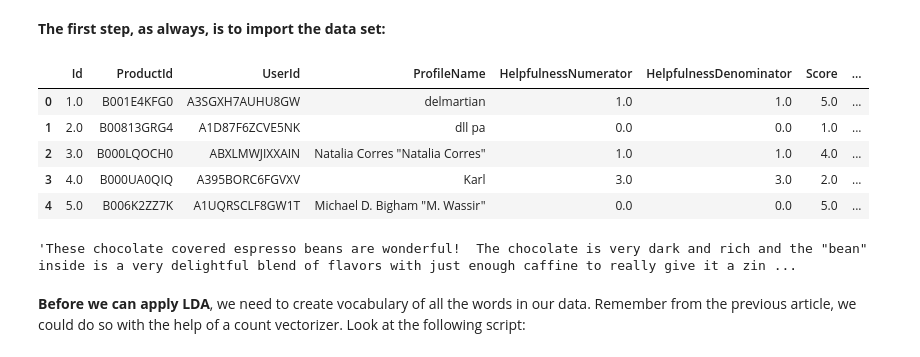
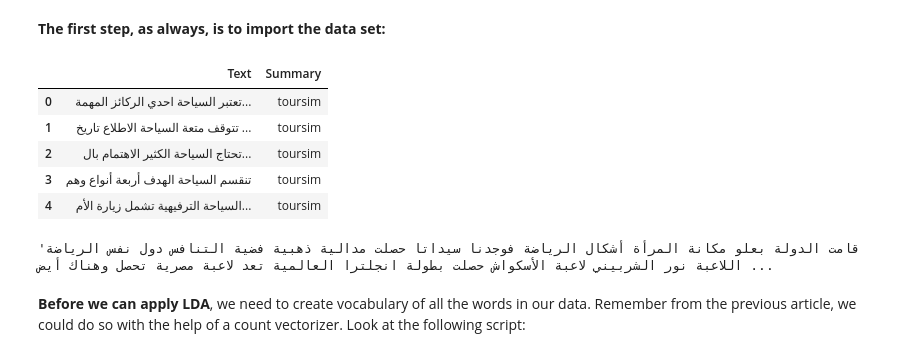
Before and after one commit to Eslam-M-Abdelaziz-0/NLP-topic-modeling, a Jupyter notebook: topic_model.ipynb, the cells around one changed output. Drawn from its saved outputs; the diff is of its cells as text; code cells hidden in the pictures.

Commit message:
Text Analytics tfidf

```diff
--- a/topic_model.ipynb
+++ b/topic_model.ipynb
@@ -35,23 +35,23 @@ The data set contains user reviews for different products in the food category.
 # %%
 import pandas as pd
 import numpy as np
 
 #reviews_datasets = pd.read_csv(r'E:\Datasets\Reviews.csv')
-reviews_datasets = pd.read_csv(r'Reviews_c1.csv')
-reviews_datasets = reviews_datasets.head(1000)
+reviews_datasets = pd.read_csv(r'data.csv')
+#reviews_datasets = reviews_datasets.head(1000)
 reviews_datasets.dropna()
 reviews_datasets.head()
 # %% [output]
-|  | Id | ProductId | UserId | ProfileName | HelpfulnessNumerator | HelpfulnessDenominator | Score | ... |
-| 0 | 1.0 | B001E4KFG0 | A3SGXH7AUHU8GW | delmartian | 1.0 | 1.0 | 5.0 | ... |
-| 1 | 2.0 | B00813GRG4 | A1D87F6ZCVE5NK | dll pa | 0.0 | 0.0 | 1.0 | ... |
-| 2 | 3.0 | B000LQOCH0 | ABXLMWJIXXAIN | Natalia Corres "Natalia Corres" | 1.0 | 1.0 | 4.0 | ... |
-| 3 | 4.0 | B000UA0QIQ | A395BORC6FGVXV | Karl | 3.0 | 3.0 | 2.0 | ... |
-| 4 | 5.0 | B006K2ZZ7K | A1UQRSCLF8GW1T | Michael D. Bigham "M. Wassir" | 0.0 | 0.0 | 5.0 | ... |
+|  | Text | Summary |
+| 0 | تعتبر السياحة احدي الركائز المهمة... | toursim |
+| 1 | تتوقف متعة السياحة الاطلاع تاريخ ... | toursim |
+| 2 | تحتاج السياحة الكثير الاهتمام بال... | toursim |
+| 3 | تنقسم السياحة الهدف أربعة أنواع وهم | toursim |
+| 4 | السياحة الترفيهية تشمل زيارة الأم... | toursim |
 # %%
-reviews_datasets['Text'][350]
+reviews_datasets['Text'][30]
 # %% [output]
-'These chocolate covered espresso beans are wonderful!  The chocolate is very dark and rich and the "bean" inside is a very delightful blend of flavors with just enough caffine to really give it a zin ...
+'قامت الدولة بعلو مكانة المرأة أشكال الرياضة فوجدنا سيداتا حصلت مدالية ذهبية فضية التنافس دول نفس الرياضة اللاعبة نور الشربيني لاعبة الأسكواش حصلت بطولة انجلترا العالمية تعد لاعبة مصرية تحصل وهناك أيض ...
 # %% [markdown]
 **Before we can apply LDA**, we need to create vocabulary of all the words in our data. Remember from the previous article, we could do so with the help of a count vectorizer. Look at the following script:
 # %%
```
Also changed, not shown: parts of 57 cells of this notebook, 4 other files.
